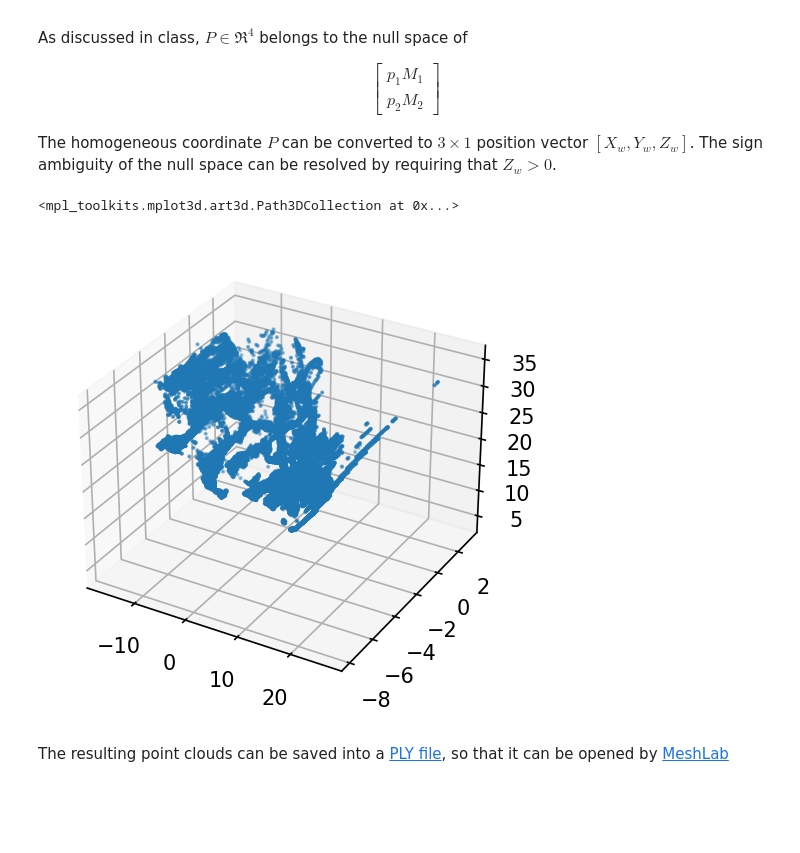
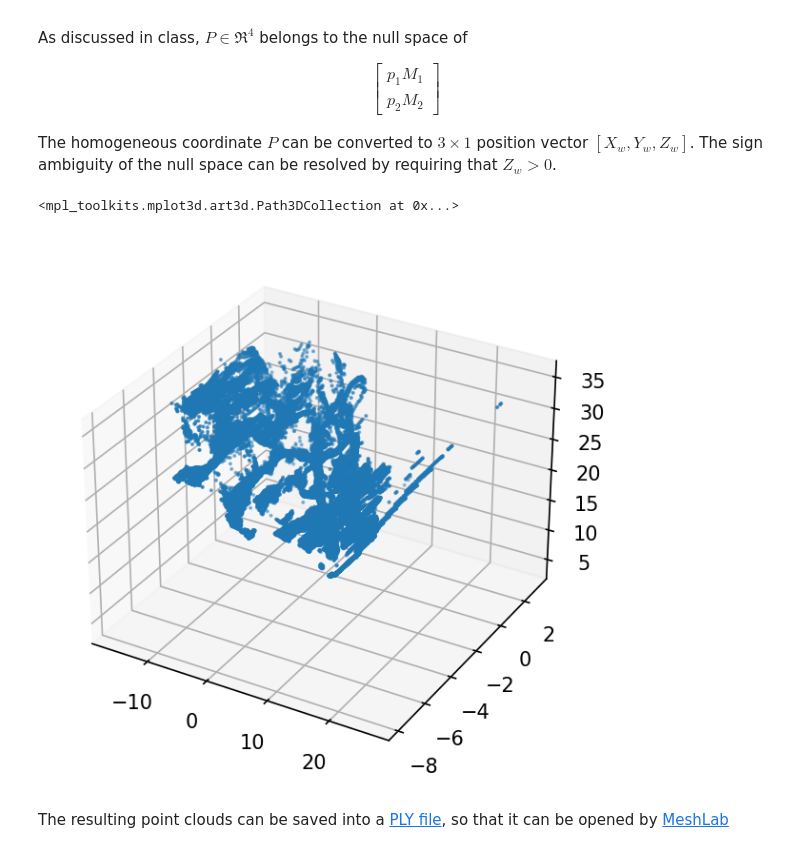
Before and after one commit to GW-MAE6292/python_examples, a Jupyter notebook: stereo_vision/stereo_vison_ipynb.ipynb, the cells around one changed output. Drawn from its saved outputs; the diff is of its cells as text; code cells hidden in the pictures; blank space fills up the shorter version.

Commit message:
projection3d

```diff
--- a/stereo_vision/stereo_vison_ipynb.ipynb
+++ b/stereo_vision/stereo_vison_ipynb.ipynb
@@ -234,11 +234,12 @@ P, P_intensity = mae6292.disparity2PC(disparity, K, baseline, img_left)
 # %%
 fig = plt.figure(dpi=150)
 
-ax = fig.gca(projection='3d')
+ax = fig.add_subplot(projection='3d')
+
 ax.scatter(P[0,:],P[1,:],P[2,:], s =1 )
 # %% [output]
 <mpl_toolkits.mplot3d.art3d.Path3DCollection at 0x...>
-[figure, old version]
+[figure, new version]
 # %% [markdown]
 The resulting point clouds can be saved into a [PLY file](https://en.wikipedia.org/wiki/PLY_(file_format)), so that it can be opened by [MeshLab](https://www.meshlab.net)
 # %%
```
Also changed, not shown: parts of 1 cell of this notebook.
